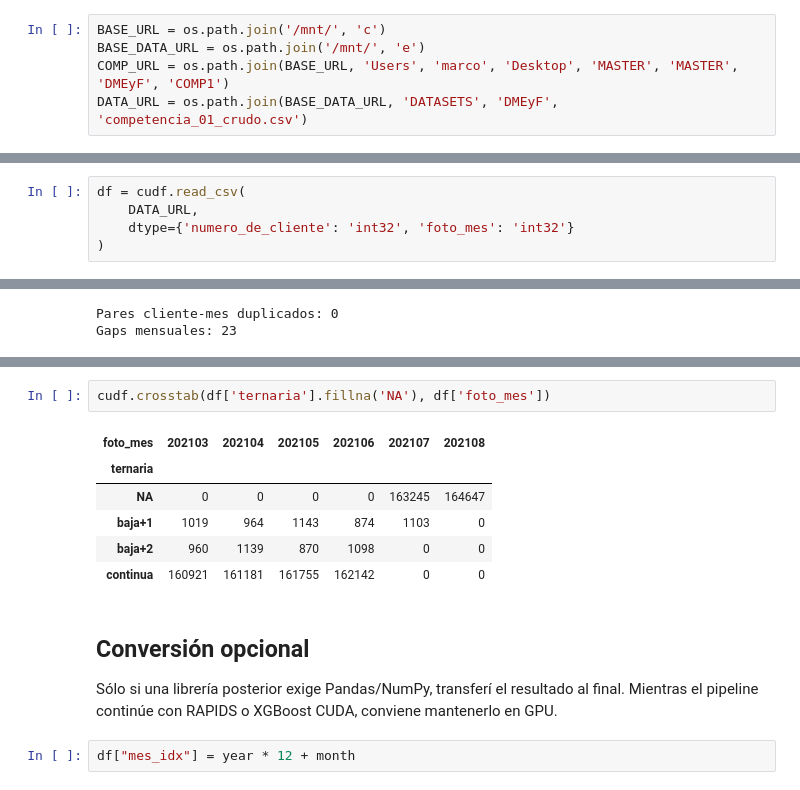
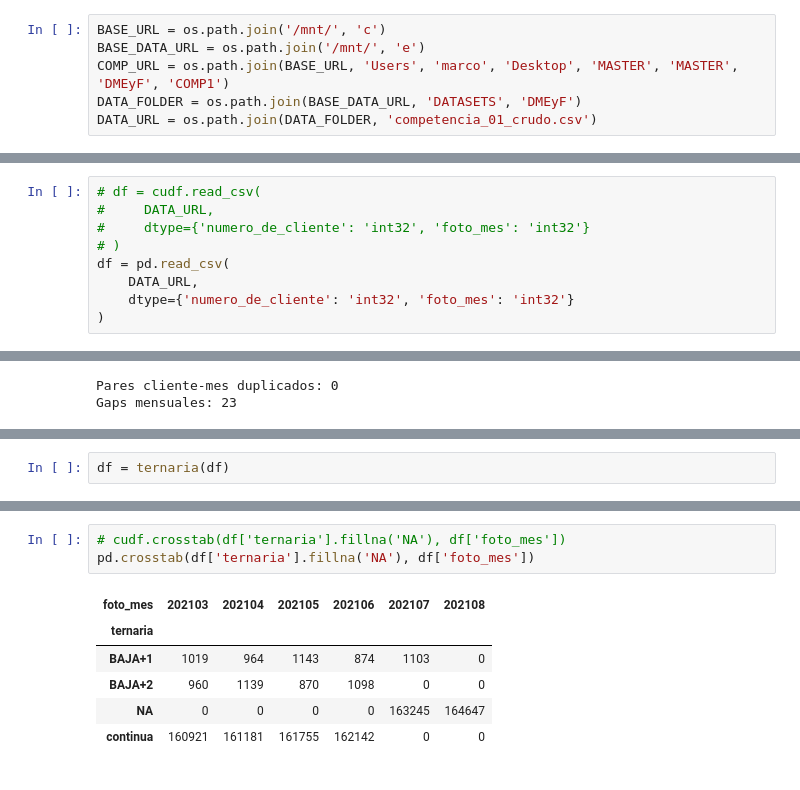
Before and after one commit to ssmito/dmeyf2026, a Jupyter notebook: mis_pruebas/1st_dataset_explo_gpu.ipynb, the cells around one changed output, grey strips where cells are left out. Saved outputs shown, nothing was run; the diff lists cells and outputs as text.

```diff
--- a/mis_pruebas/1st_dataset_explo_gpu.ipynb
+++ b/mis_pruebas/1st_dataset_explo_gpu.ipynb
@@ -21,6 +37,7 @@ GPU: NVIDIA GeForce RTX 3090
 BASE_URL = os.path.join('/mnt/', 'c')
 BASE_DATA_URL = os.path.join('/mnt/', 'e')
 COMP_URL = os.path.join(BASE_URL, 'Users', 'marco', 'Desktop', 'MASTER', 'MASTER', 'DMEyF', 'COMP1')
-DATA_URL = os.path.join(BASE_DATA_URL, 'DATASETS', 'DMEyF', 'competencia_01_crudo.csv')
+DATA_FOLDER = os.path.join(BASE_DATA_URL, 'DATASETS', 'DMEyF')
+DATA_URL = os.path.join(DATA_FOLDER, 'competencia_01_crudo.csv')
 # %% [markdown]
 ## Lectura de datos en GPU
@@ -27,5 +62,9 @@ DATA_URL = os.path.join(BASE_DATA_URL, 'DATASETS', 'DMEyF', 'competencia_01_crud
 # %%
-df = cudf.read_csv(
+# df = cudf.read_csv(
+#     DATA_URL,
+#     dtype={'numero_de_cliente': 'int32', 'foto_mes': 'int32'}
+# )
+df = pd.read_csv(
     DATA_URL,
     dtype={'numero_de_cliente': 'int32', 'foto_mes': 'int32'}
 )
@@ -216,3 +148,5 @@ df = df.drop(columns=['mes_idx', 'presente_t1', 'presente_t2'])
+# %%
+df = ternaria(df)
 # %%
 df['ternaria'].value_counts(dropna=False)
 # %% [output]
@@ -224,16 +158,11 @@ baja+2        4067
 Name: count, dtype: int64
 # %%
-cudf.crosstab(df['ternaria'].fillna('NA'), df['foto_mes'])
+# cudf.crosstab(df['ternaria'].fillna('NA'), df['foto_mes'])
+pd.crosstab(df['ternaria'].fillna('NA'), df['foto_mes'])
 # %% [output]
 | foto_mes | 202103 | 202104 | 202105 | 202106 | 202107 | 202108 |
 | ternaria |  |  |  |  |  |  |
+| BAJA+1 | 1019 | 964 | 1143 | 874 | 1103 | 0 |
+| BAJA+2 | 960 | 1139 | 870 | 1098 | 0 | 0 |
 | NA | 0 | 0 | 0 | 0 | 163245 | 164647 |
-| baja+1 | 1019 | 964 | 1143 | 874 | 1103 | 0 |
-| baja+2 | 960 | 1139 | 870 | 1098 | 0 | 0 |
 | continua | 160921 | 161181 | 161755 | 162142 | 0 | 0 |
-# %% [markdown]
-## Conversión opcional
-
-Sólo si una librería posterior exige Pandas/NumPy, transferí el resultado al final. Mientras el pipeline continúe con RAPIDS o XGBoost CUDA, conviene mantenerlo en GPU.
-# %%
-df["mes_idx"] = year * 12 + month
```
Also changed, not shown: parts of 62 cells of this notebook, 10 other files.
